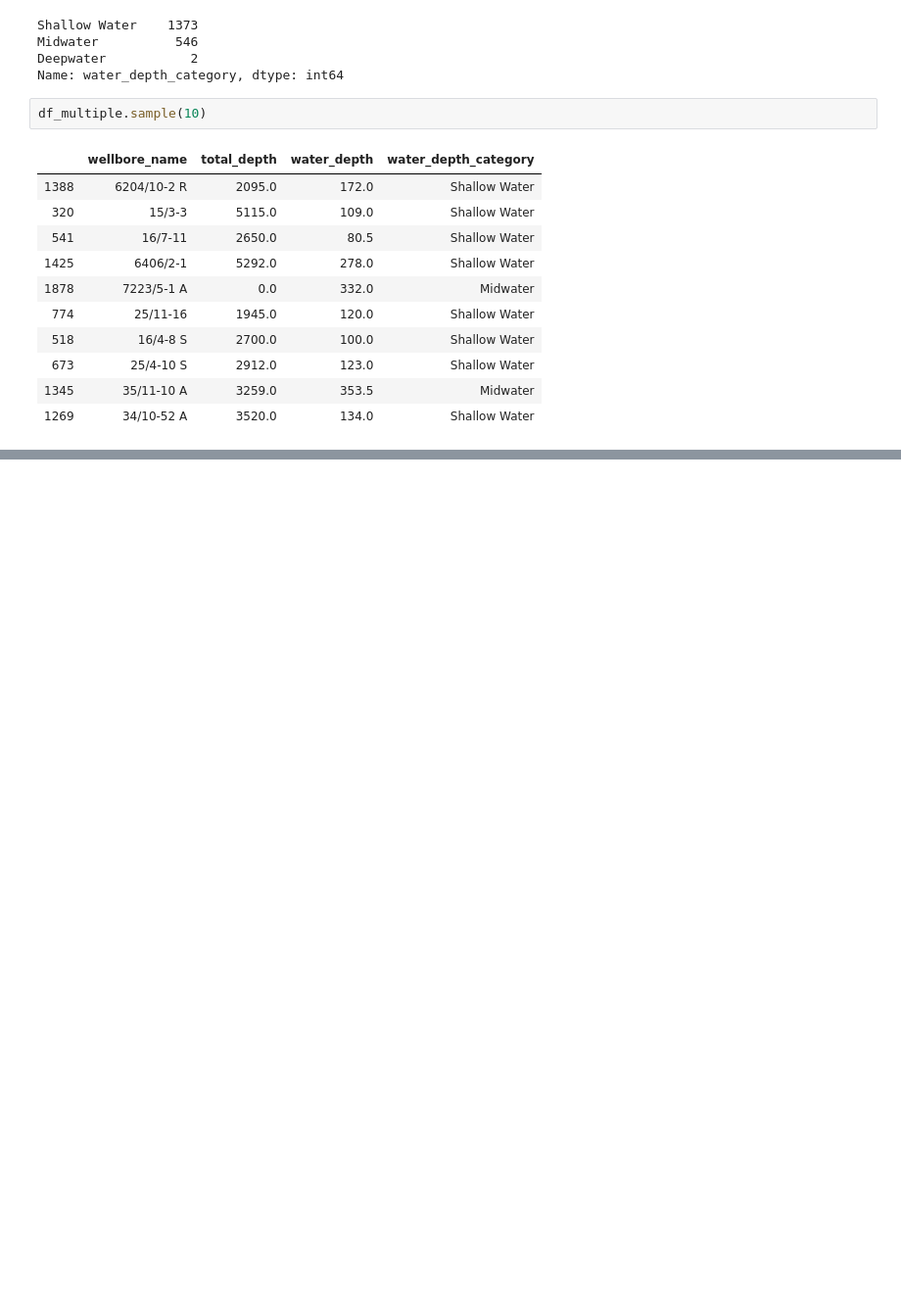
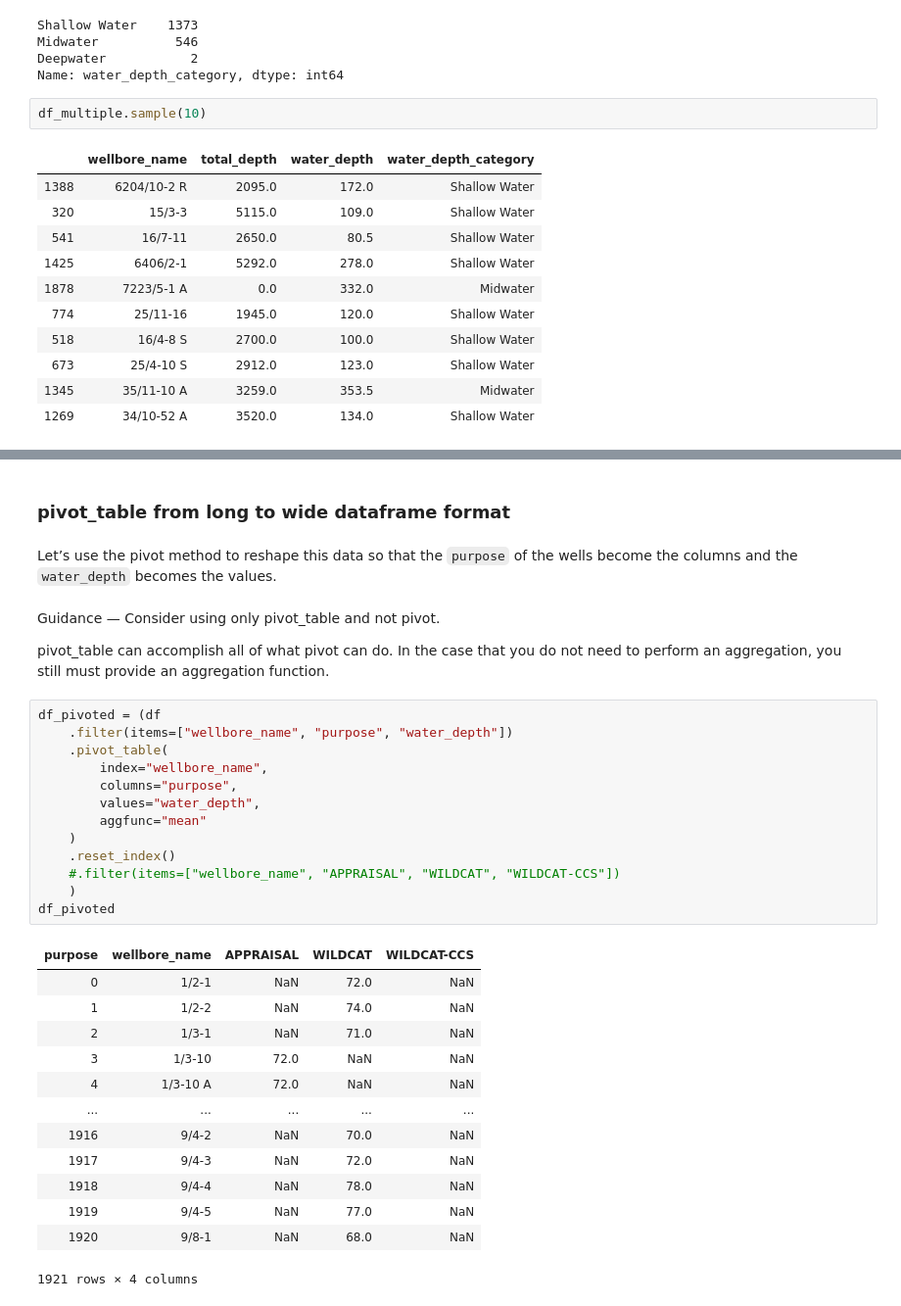
Before and after one commit to baky0905/geoscience-python, a Jupyter notebook: source/notebooks/data_cleaning_dataframes.ipynb, the cells around one changed output, grey strips where cells are left out. Shown at 98% size. Saved outputs shown, nothing was run; the diff lists cells and outputs as text; blank space fills up the shorter version.

```diff
--- a/source/notebooks/data_cleaning_dataframes.ipynb
+++ b/source/notebooks/data_cleaning_dataframes.ipynb
@@ -500,0 +541,35 @@ df_multiple.sample(10)
+# %% [markdown]
+### pivot_table from long to wide dataframe format
+# %% [markdown]
+Let’s use the pivot method to reshape this data so that the `purpose` of the wells become the columns and the `water_depth` becomes the values.
+# %% [markdown]
+Guidance — Consider using only pivot_table and not pivot.
+
+pivot_table can accomplish all of what pivot can do. In the case that you do not need to perform an aggregation, you still must provide an aggregation function.
+# %%
+df_pivoted = (df
+    .filter(items=["wellbore_name", "purpose", "water_depth"])
+    .pivot_table(
+        index="wellbore_name",
+        columns="purpose",
+        values="water_depth",
+        aggfunc="mean"
+    )
+    .reset_index()
+    #.filter(items=["wellbore_name", "APPRAISAL", "WILDCAT", "WILDCAT-CCS"])
+    )
+df_pivoted
+# %% [output]
+| purpose | wellbore_name | APPRAISAL | WILDCAT | WILDCAT-CCS |
+| 0 | 1/2-1 | NaN | 72.0 | NaN |
+| 1 | 1/2-2 | NaN | 74.0 | NaN |
+| 2 | 1/3-1 | NaN | 71.0 | NaN |
+| 3 | 1/3-10 | 72.0 | NaN | NaN |
+| 4 | 1/3-10 A | 72.0 | NaN | NaN |
+| ... | ... | ... | ... | ... |
+| 1916 | 9/4-2 | NaN | 70.0 | NaN |
+| 1917 | 9/4-3 | NaN | 72.0 | NaN |
+| 1918 | 9/4-4 | NaN | 78.0 | NaN |
+| 1919 | 9/4-5 | NaN | 77.0 | NaN |
+| 1920 | 9/8-1 | NaN | 68.0 | NaN |
+1921 rows × 4 columns
```
Also changed, not shown: parts of 6 cells of this notebook, 11 other files.
